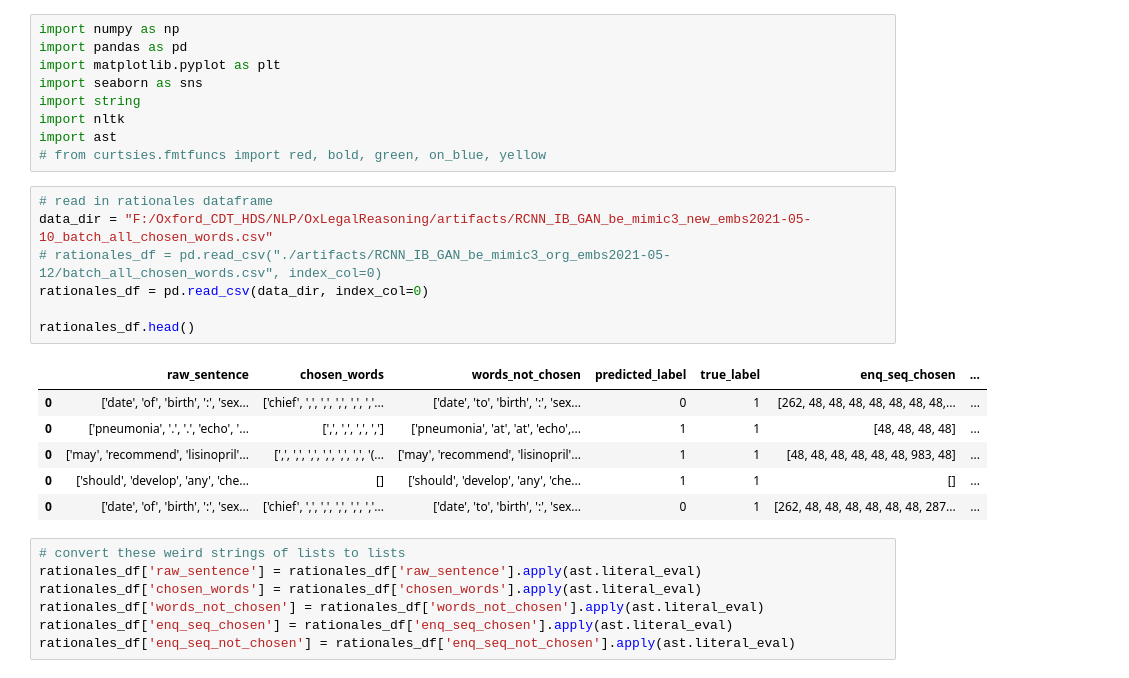
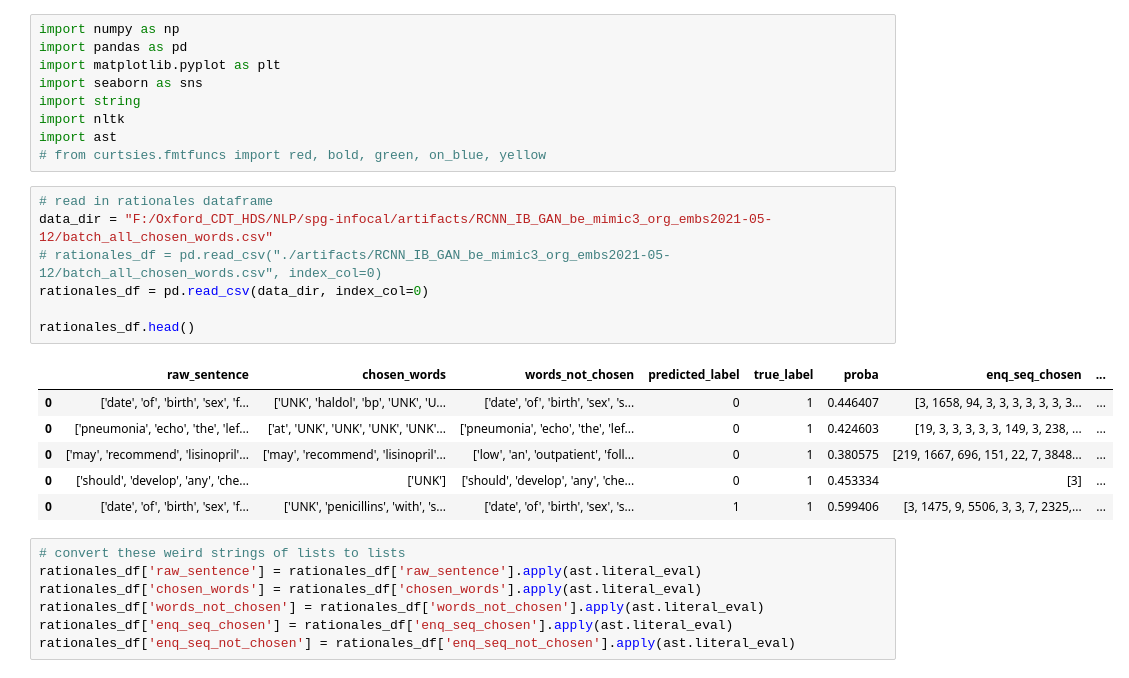
Before and after one commit to YiZhang025/Public_Prompt_Mimic_III, a Jupyter notebook: spg_infocal/exploring_rationales.ipynb, the cells around one changed output. Drawn from its saved outputs; the diff is of its cells as text.

```diff
--- a/spg_infocal/exploring_rationales.ipynb
+++ b/spg_infocal/exploring_rationales.ipynb
@@ -11,18 +11,18 @@ import ast
 # from curtsies.fmtfuncs import red, bold, green, on_blue, yellow
 # %%
 # read in rationales dataframe
-data_dir = "F:/Oxford_CDT_HDS/NLP/OxLegalReasoning/artifacts/RCNN_IB_GAN_be_mimic3_new_embs2021-05-10_batch_all_chosen_words.csv"
+data_dir = "F:/Oxford_CDT_HDS/NLP/spg-infocal/artifacts/RCNN_IB_GAN_be_mimic3_org_embs2021-05-12/batch_all_chosen_words.csv"
 # rationales_df = pd.read_csv("./artifacts/RCNN_IB_GAN_be_mimic3_org_embs2021-05-12/batch_all_chosen_words.csv", index_col=0)
 rationales_df = pd.read_csv(data_dir, index_col=0)
 
 rationales_df.head()
 # %% [output]
-|  | raw_sentence | chosen_words | words_not_chosen | predicted_label | true_label | enq_seq_chosen | ... |
-| 0 | ['date', 'of', 'birth', ':', 'sex... | ['chief', ',', ',', ',', ',', ','... | ['date', 'to', 'birth', ':', 'sex... | 0 | 1 | [262, 48, 48, 48, 48, 48, 48, 48,... | ... |
-| 0 | ['pneumonia', '.', '.', 'echo', '... | [',', ',', ',', ','] | ['pneumonia', 'at', 'at', 'echo',... | 1 | 1 | [48, 48, 48, 48] | ... |
-| 0 | ['may', 'recommend', 'lisinopril'... | [',', ',', ',', ',', ',', ',', '(... | ['may', 'recommend', 'lisinopril'... | 1 | 1 | [48, 48, 48, 48, 48, 48, 983, 48] | ... |
-| 0 | ['should', 'develop', 'any', 'che... | [] | ['should', 'develop', 'any', 'che... | 1 | 1 | [] | ... |
-| 0 | ['date', 'of', 'birth', ':', 'sex... | ['chief', ',', ',', ',', ',', ','... | ['date', 'to', 'birth', ':', 'sex... | 0 | 1 | [262, 48, 48, 48, 48, 48, 48, 287... | ... |
+|  | raw_sentence | chosen_words | words_not_chosen | predicted_label | true_label | proba | enq_seq_chosen | ... |
+| 0 | ['date', 'of', 'birth', 'sex', 'f... | ['UNK', 'haldol', 'bp', 'UNK', 'U... | ['date', 'of', 'birth', 'sex', 's... | 0 | 1 | 0.446407 | [3, 1658, 94, 3, 3, 3, 3, 3, 3, 3... | ... |
+| 0 | ['pneumonia', 'echo', 'the', 'lef... | ['at', 'UNK', 'UNK', 'UNK', 'UNK'... | ['pneumonia', 'echo', 'the', 'lef... | 0 | 1 | 0.424603 | [19, 3, 3, 3, 3, 3, 149, 3, 238, ... | ... |
+| 0 | ['may', 'recommend', 'lisinopril'... | ['may', 'recommend', 'lisinopril'... | ['low', 'an', 'outpatient', 'foll... | 0 | 1 | 0.380575 | [219, 1667, 696, 151, 22, 7, 3848... | ... |
+| 0 | ['should', 'develop', 'any', 'che... | ['UNK'] | ['should', 'develop', 'any', 'che... | 0 | 1 | 0.453334 | [3] | ... |
+| 0 | ['date', 'of', 'birth', 'sex', 'f... | ['UNK', 'penicillins', 'with', 's... | ['date', 'of', 'birth', 'sex', 's... | 1 | 1 | 0.599406 | [3, 1475, 9, 5506, 3, 3, 7, 2325,... | ... |
 # %%
 # convert these weird strings of lists to lists
 rationales_df['raw_sentence'] = rationales_df['raw_sentence'].apply(ast.literal_eval)
```
Also changed, not shown: parts of 7 cells of this notebook, 7 other files.
